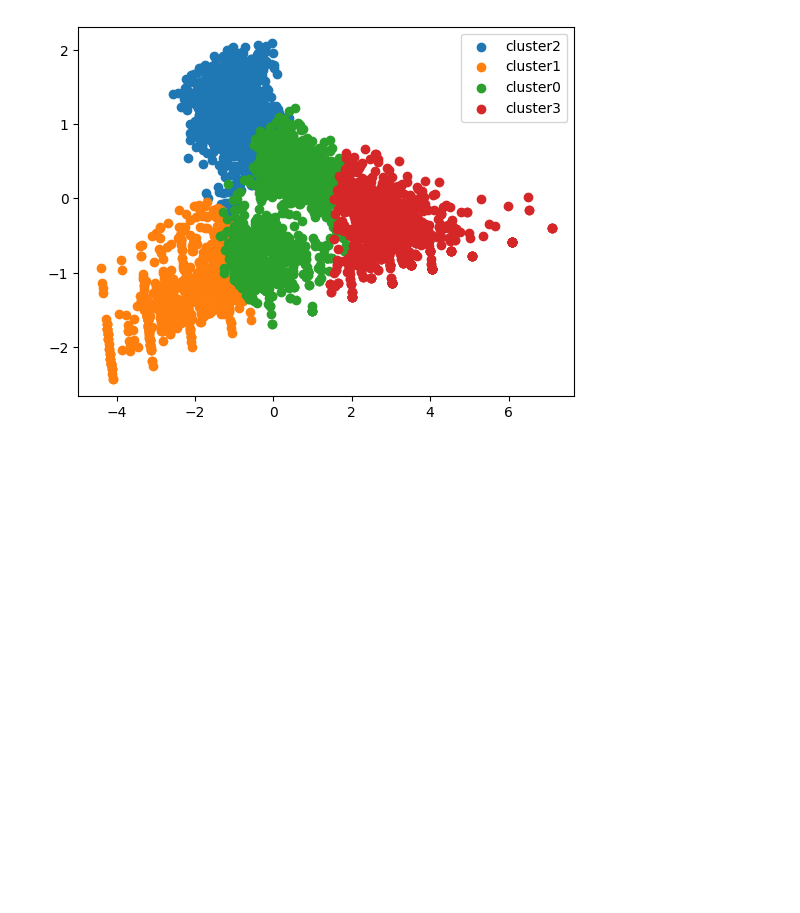
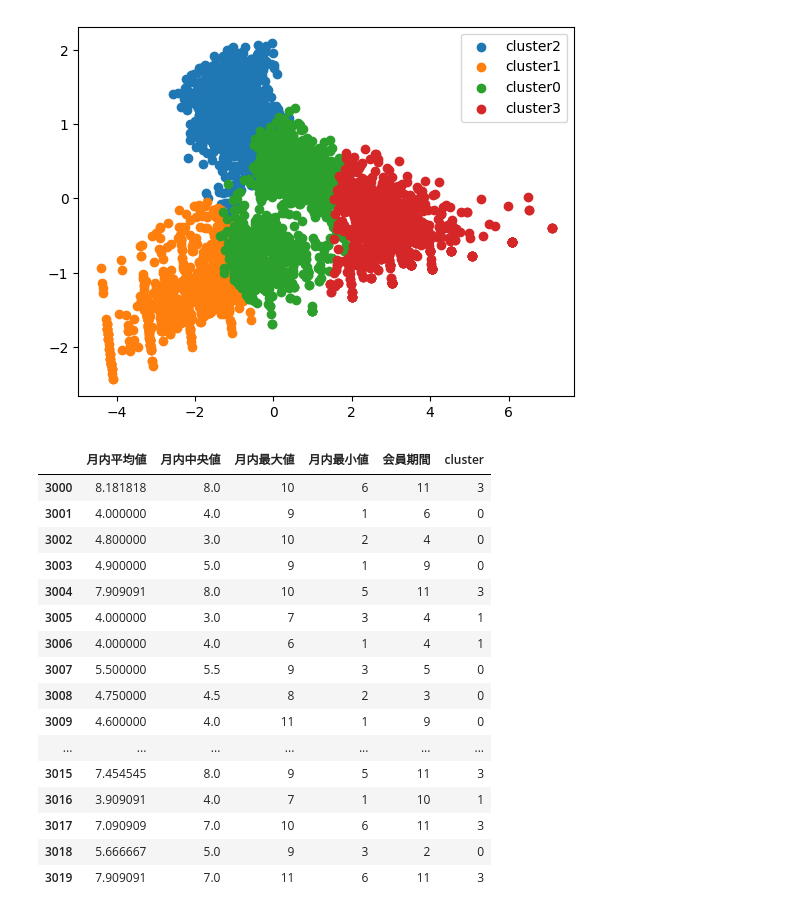
Before and after one commit to newstage75/python_data_analysis_100knock, a Jupyter notebook: 第4章/【機械学習】顧客の行動を予測する10本ノック.ipynb, the cells around one changed output. Cells and saved outputs as stored; diff of their text form; code cells hidden in the pictures; blank space fills up the shorter version.

```diff
--- a/第4章/【機械学習】顧客の行動を予測する10本ノック.ipynb
+++ b/第4章/【機械学習】顧客の行動を予測する10本ノック.ipynb
@@ -132,3 +132,23 @@ plt.legend()
 plt.show()
 # %% [output]
 [figure]
+# %%
+customer_clustering[3000:3020]
+# %% [output]
+|  | 月内平均値 | 月内中央値 | 月内最大値 | 月内最小値 | 会員期間 | cluster |
+| 3000 | 8.181818 | 8.0 | 10 | 6 | 11 | 3 |
+| 3001 | 4.000000 | 4.0 | 9 | 1 | 6 | 0 |
+| 3002 | 4.800000 | 3.0 | 10 | 2 | 4 | 0 |
+| 3003 | 4.900000 | 5.0 | 9 | 1 | 9 | 0 |
+| 3004 | 7.909091 | 8.0 | 10 | 5 | 11 | 3 |
+| 3005 | 4.000000 | 3.0 | 7 | 3 | 4 | 1 |
+| 3006 | 4.000000 | 4.0 | 6 | 1 | 4 | 1 |
+| 3007 | 5.500000 | 5.5 | 9 | 3 | 5 | 0 |
+| 3008 | 4.750000 | 4.5 | 8 | 2 | 3 | 0 |
+| 3009 | 4.600000 | 4.0 | 11 | 1 | 9 | 0 |
+| ... | ... | ... | ... | ... | ... | ... |
+| 3015 | 7.454545 | 8.0 | 9 | 5 | 11 | 3 |
+| 3016 | 3.909091 | 4.0 | 7 | 1 | 10 | 1 |
+| 3017 | 7.090909 | 7.0 | 10 | 6 | 11 | 3 |
+| 3018 | 5.666667 | 5.0 | 9 | 3 | 2 | 0 |
+| 3019 | 7.909091 | 7.0 | 11 | 6 | 11 | 3 |
```
Also changed, not shown: parts of 10 cells of this notebook.
